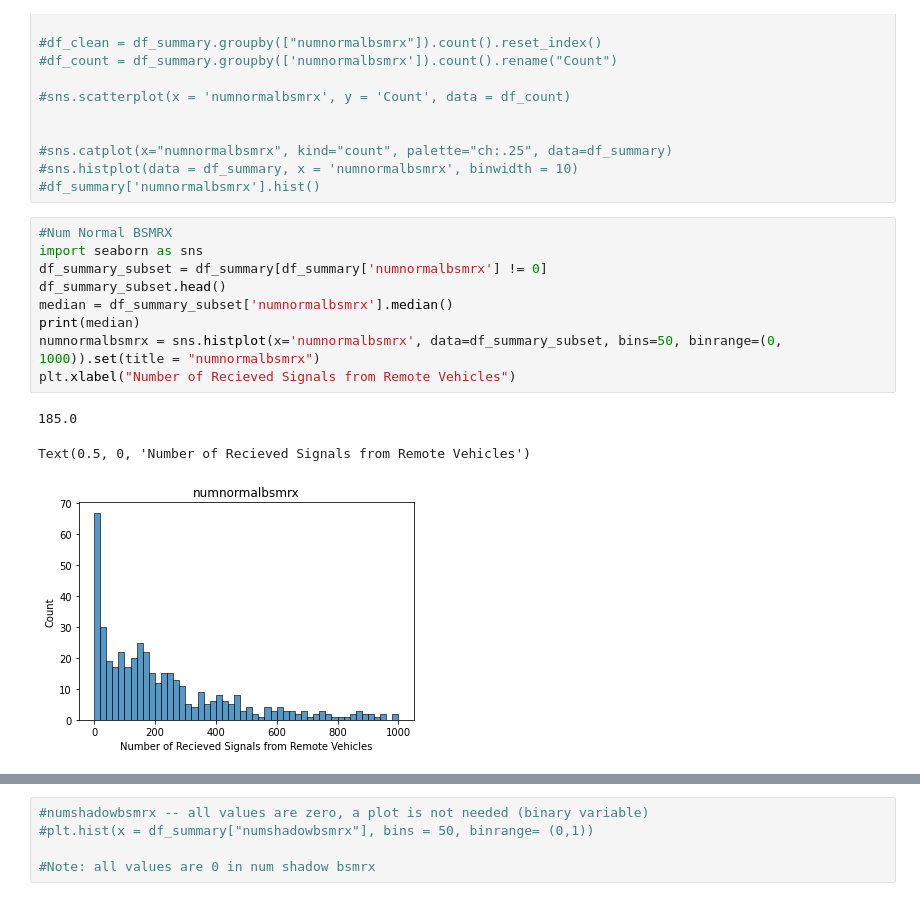
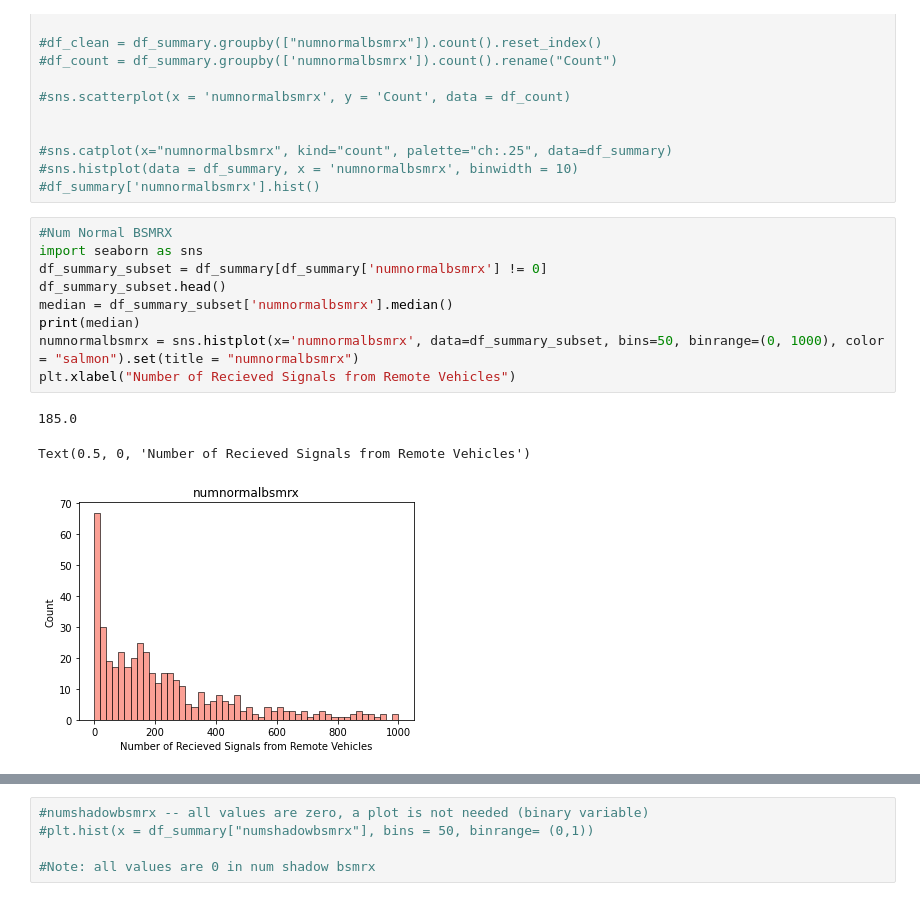
Before and after one commit to caroline-eggett/honda-interaction-analysis-hackathon, a Jupyter notebook: r_Exploratory.ipynb, the cells around one changed output, grey strips where cells are left out. Drawn from its saved outputs; the diff is of its cells as text.

```diff
--- a/r_Exploratory.ipynb
+++ b/r_Exploratory.ipynb
@@ -71,16 +71,16 @@ df_summary.head()
 # %%
 #Num Normal BSMRX
 import seaborn as sns
 df_summary_subset = df_summary[df_summary['numnormalbsmrx'] != 0]
 df_summary_subset.head()
 median = df_summary_subset['numnormalbsmrx'].median()
 print(median)
-numnormalbsmrx = sns.histplot(x='numnormalbsmrx', data=df_summary_subset, bins=50, binrange=(0, 1000)).set(title = "numnormalbsmrx")
+numnormalbsmrx = sns.histplot(x='numnormalbsmrx', data=df_summary_subset, bins=50, binrange=(0, 1000), color = "salmon").set(title = "numnormalbsmrx")
 plt.xlabel("Number of Recieved Signals from Remote Vehicles")
 # %% [output]
 185.0
 Text(0.5, 0, 'Number of Recieved Signals from Remote Vehicles')
-[figure, old version]
+[figure, new version]
 # %%
 #Num Informs
 df_summary_subset = df_summary[df_summary['numinforms'] != 0]
```
Also changed, not shown: parts of 4 cells of this notebook.
